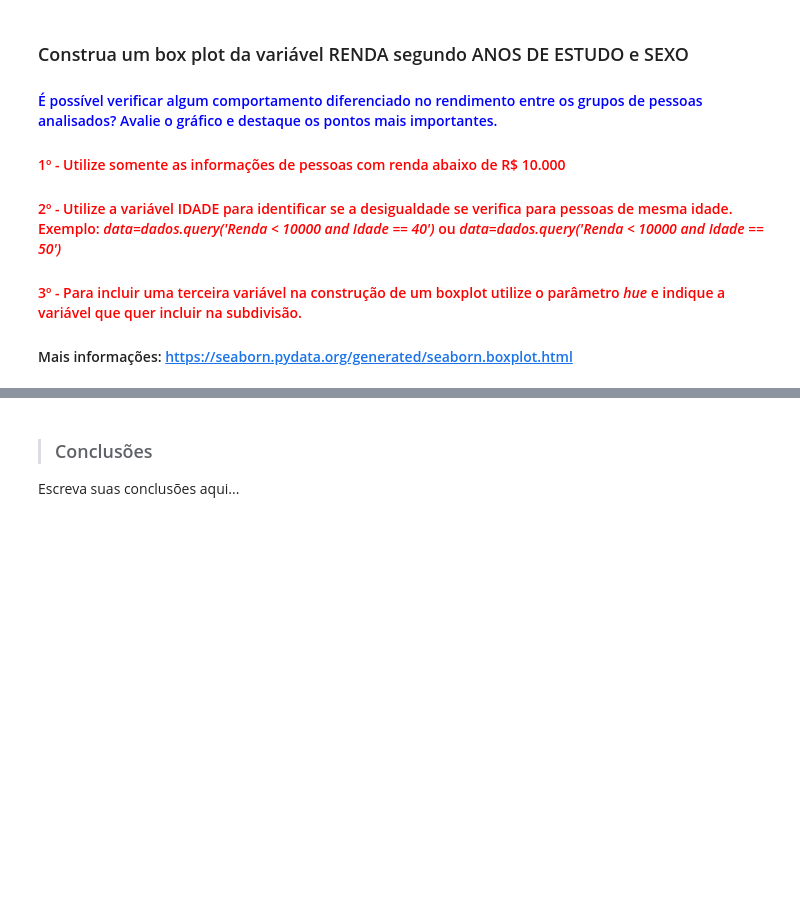
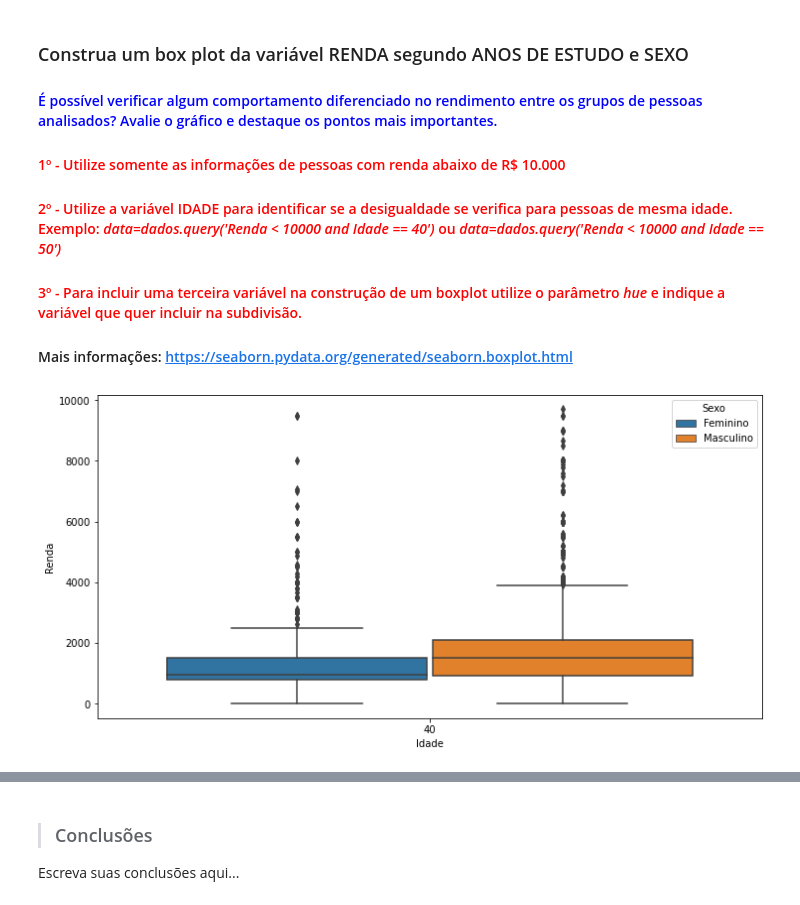
Before and after one commit to MikalROn/estatistica, a Jupyter notebook: Análise_Descritiva.ipynb, the cells around one changed output, grey strips where cells are left out. Saved outputs shown, nothing was run; the diff lists cells and outputs as text; code cells hidden in the pictures; blank space fills up the shorter version.

```diff
--- a/Análise_Descritiva.ipynb
+++ b/Análise_Descritiva.ipynb
@@ -587,3 +587,8 @@ pd.crosstab(
 #### <font color='red'>2º - Utilize a variável IDADE para identificar se a desigualdade se verifica para pessoas de mesma idade. Exemplo: <i>data=dados.query('Renda < 10000 and Idade == 40')</i> ou <i>data=dados.query('Renda < 10000 and Idade == 50')</i></font>
 #### <font color='red'>3º - Para incluir uma terceira variável na construção de um boxplot utilize o parâmetro <i>hue</i> e indique a variável que quer incluir na subdivisão.</font>
 #### Mais informações: https://seaborn.pydata.org/generated/seaborn.boxplot.html
+# %%
+ax = sns.boxplot(data=dados.query('Renda < 10000 and Idade == 40'), x='Idade', y='Renda', hue='Sexo')
+ax.figure.set_size_inches(12, 6)
+# %% [output]
+[figure, added]
```
Also changed, not shown: parts of 8 cells of this notebook.
